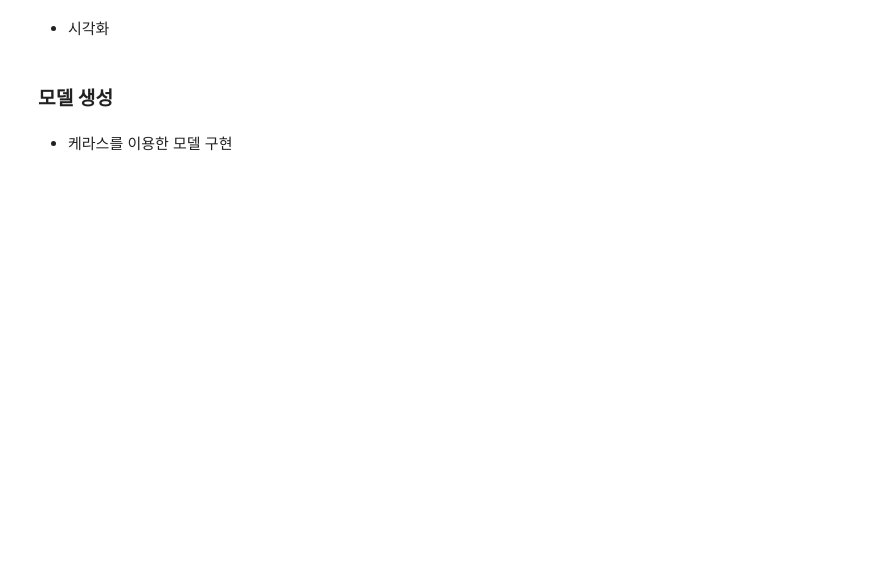
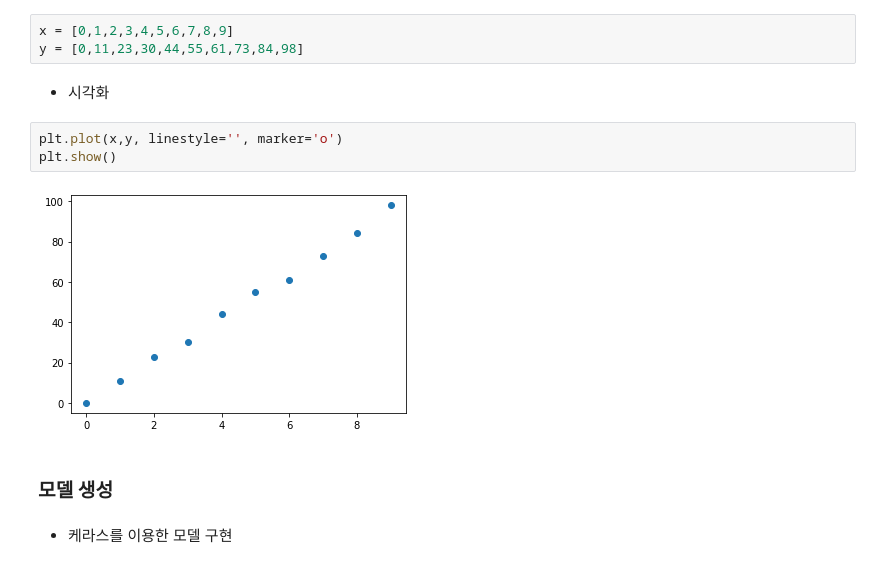
Before and after one commit to josooik/Lecture_deeplearning_basic, a Jupyter notebook: 1_LinearRegression.ipynb, the cells around one changed output. Cells and saved outputs as stored; diff of their text form; blank space fills up the shorter version.

```diff
--- a/1_LinearRegression.ipynb
+++ b/1_LinearRegression.ipynb
@@ -113,8 +183,16 @@ from tensorflow.keras import optimizers
 |9|98|
 # %% [markdown]
 * 데이터 정의
+# %%
+x = [0,1,2,3,4,5,6,7,8,9]
+y = [0,11,23,30,44,55,61,73,84,98]
 # %% [markdown]
 * 시각화
+# %%
+plt.plot(x,y, linestyle='', marker='o')
+plt.show()
+# %% [output]
+[figure, added]
 # %% [markdown]
 ### **모델 생성**
 # %% [markdown]
```
Also changed, not shown: parts of 27 cells of this notebook.
